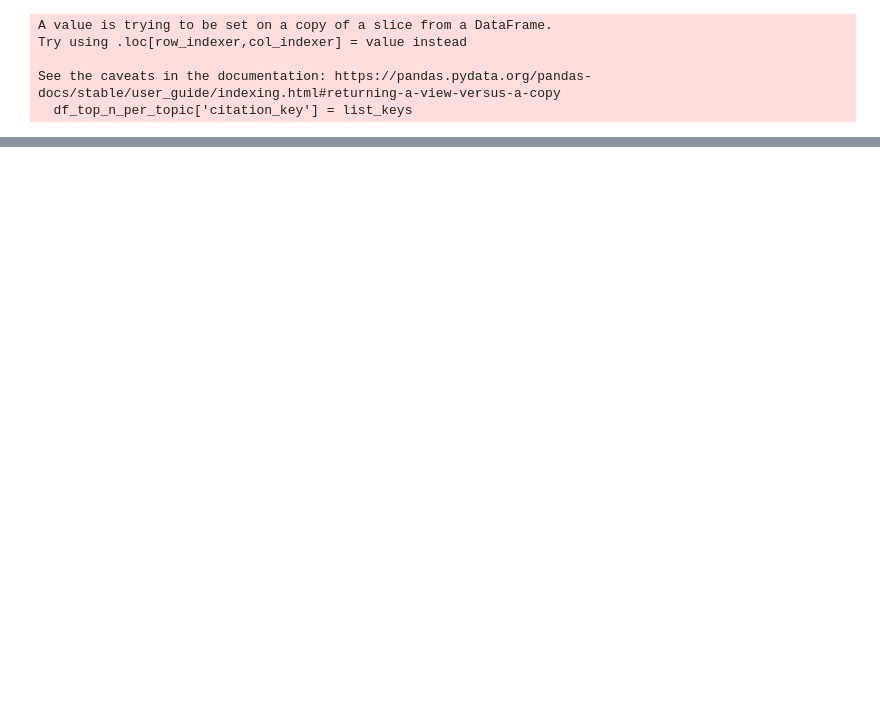
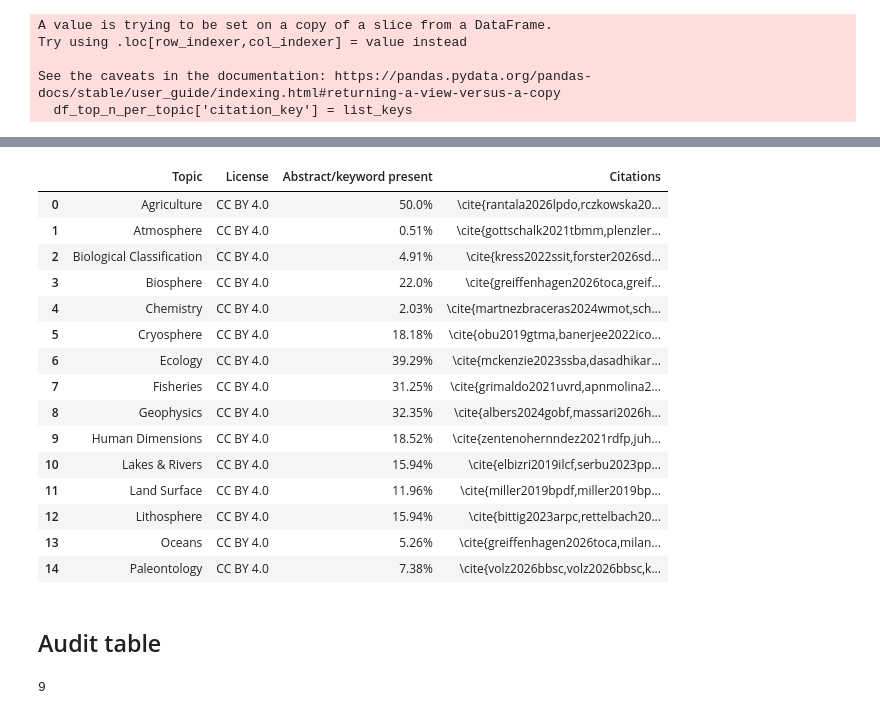
Before and after one commit to WUR-AI/process_data_metadata_agent, a Jupyter notebook: notebooks/01-TvdP-sample-pangaea.ipynb, the cells around one changed output, grey strips where cells are left out. Cells and saved outputs as stored; diff of their text form; code cells hidden in the pictures; blank space fills up the shorter version.

```diff
--- a/notebooks/01-TvdP-sample-pangaea.ipynb
+++ b/notebooks/01-TvdP-sample-pangaea.ipynb
@@ -210,4 +308,4 @@ Try using .loc[row_indexer,col_indexer] = value instead
 See the caveats in the documentation: https://pandas.pydata.org/pandas-docs/stable/user_guide/indexing.html#returning-a-view-versus-a-copy
   df_top_n_per_topic['citation_key'] = list_keys
 # %%
-df_top_n_per_topic
+df_top_n_per_topic = pd.read_csv(os.path.join(folder_ds, 'sample_20260629_163144_filtered_top5_per_topic.csv'))
@@ -227,0 +314,50 @@ df_top_n_per_topic
+# %%
+df_table = {x: [] for x in ['Topic', 'Licenses', 'Abstract/keyword present', 'Citations']}
+topics = df_top_n_per_topic['topic'].unique()
+
+for t in topics:
+    df_topic = df_top_n_per_topic[df_top_n_per_topic['topic'] == t]
+    license_counts = df_topic['license'].value_counts()
+    if len(license_counts) == 1:
+        all_licenses = license_counts.index[0]
+    else:
+        all_licenses = ', '.join(license_counts.index)
+    citations = r"\cite{" + ','.join(df_topic['citation_key']) + "}"
+
+    n_success = len(ds_sampled['by_topic'][t])
+    n_total = ds_sampled['n_failed'][t] + n_success
+    percentage_present = (n_success / n_total) * 100
+
+    df_table['Topic'].append(t.replace('&', r'\&'))
+    df_table['Licenses'].append(all_licenses)
+    df_table['Abstract/keyword present'].append(percentage_present)
+    df_table['Citations'].append(citations)
+
+df_table = pd.DataFrame(df_table)
+df_table['Licenses'] = df_table['Licenses'].str.replace('Creative Commons Attribution 4.0 International', 'CC BY 4.0', regex=False)
+df_table['Abstract/keyword present'] = df_table['Abstract/keyword present'].round(2).astype(str) + r'\%'
+df_table = df_table.sort_values(by='Topic').reset_index(drop=True)
+
+df_table.to_latex(os.path.join(folder_ds, 'sample_20260629_163144_filtered_top5_per_topic_table.tex'), index=False, escape=False,
+                  label='tab:pangaea_overview', caption=r"\textbf{Overview of the selected PANGAEA datasets per topic.}")
+# %%
+df_table
+# %% [output]
+|  | Topic | License | Abstract/keyword present | Citations |
+| 0 | Agriculture | CC BY 4.0 | 50.0% | \cite{rantala2026lpdo,rczkowska20... |
+| 1 | Atmosphere | CC BY 4.0 | 0.51% | \cite{gottschalk2021tbmm,plenzler... |
+| 2 | Biological Classification | CC BY 4.0 | 4.91% | \cite{kress2022ssit,forster2026sd... |
+| 3 | Biosphere | CC BY 4.0 | 22.0% | \cite{greiffenhagen2026toca,greif... |
+| 4 | Chemistry | CC BY 4.0 | 2.03% | \cite{martnezbraceras2024wmot,sch... |
+| 5 | Cryosphere | CC BY 4.0 | 18.18% | \cite{obu2019gtma,banerjee2022ico... |
+| 6 | Ecology | CC BY 4.0 | 39.29% | \cite{mckenzie2023ssba,dasadhikar... |
+| 7 | Fisheries | CC BY 4.0 | 31.25% | \cite{grimaldo2021uvrd,apnmolina2... |
+| 8 | Geophysics | CC BY 4.0 | 32.35% | \cite{albers2024gobf,massari2026h... |
+| 9 | Human Dimensions | CC BY 4.0 | 18.52% | \cite{zentenohernndez2021rdfp,juh... |
+| 10 | Lakes & Rivers | CC BY 4.0 | 15.94% | \cite{elbizri2019ilcf,serbu2023pp... |
+| 11 | Land Surface | CC BY 4.0 | 11.96% | \cite{miller2019bpdf,miller2019bp... |
+| 12 | Lithosphere | CC BY 4.0 | 15.94% | \cite{bittig2023arpc,rettelbach20... |
+| 13 | Oceans | CC BY 4.0 | 5.26% | \cite{greiffenhagen2026toca,milan... |
+| 14 | Paleontology | CC BY 4.0 | 7.38% | \cite{volz2026bbsc,volz2026bbsc,k... |
+# %% [markdown]
+## Audit table
@@ -227,0 +386,9 @@ df_top_n_per_topic
+# %%
+## TMP
+
+tmp_path = '/Users/tplas/data/2026-06-29 cybench/cybench-data/wheat/AR'
+assert os.path.exists(tmp_path), f"Path does not exist: {tmp_path}"
+
+len([x for x in os.listdir(tmp_path) if x[0] != '.'])
+# %% [output]
+9
```
Also changed, not shown: parts of 11 cells of this notebook, 24 other files.
